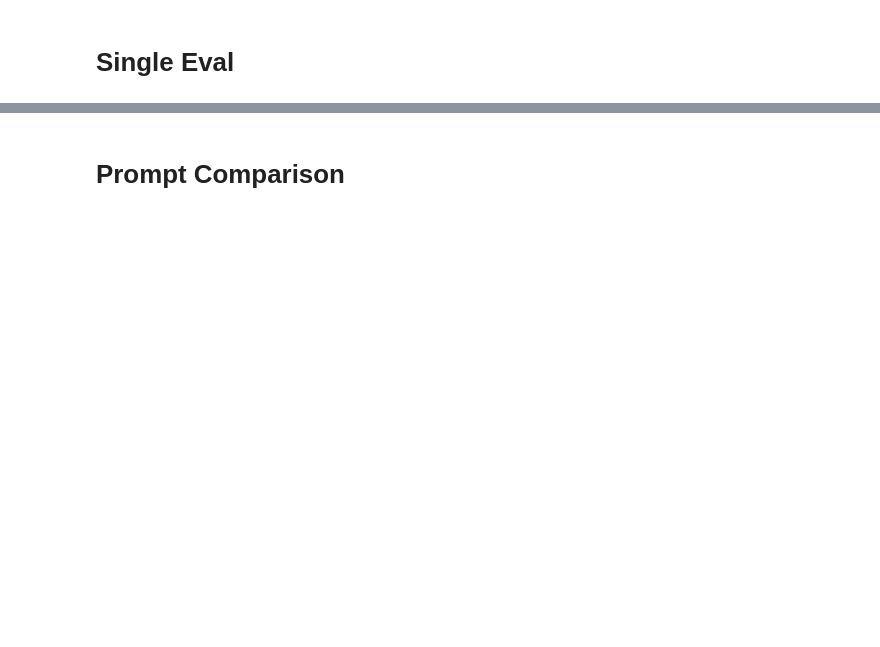
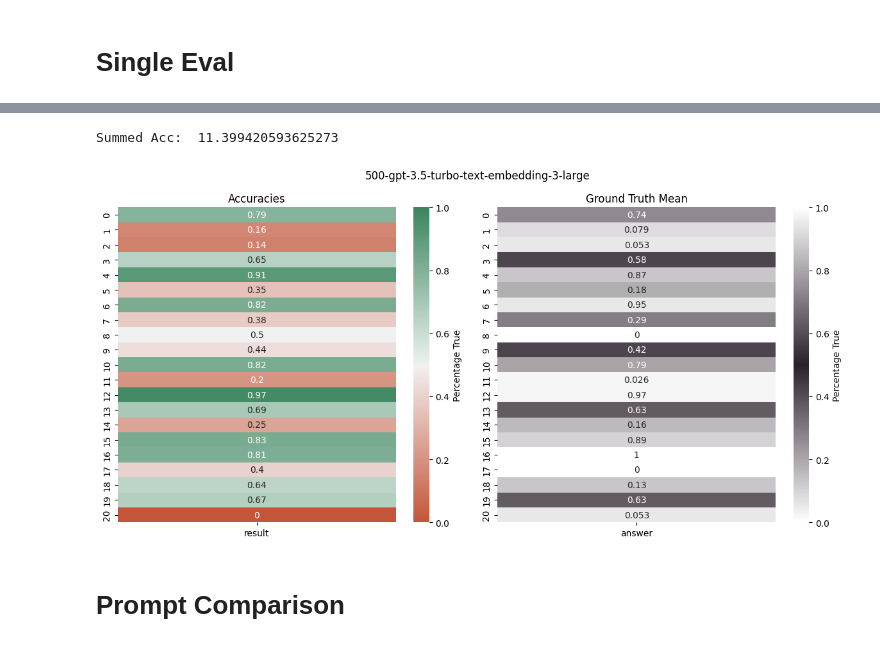
Before and after one commit to timovdk/grolts-llm, a Jupyter notebook: src/eval.ipynb, the cells around one changed output, grey strips where cells are left out. Saved outputs shown, nothing was run; the diff lists cells and outputs as text; code cells hidden in the pictures; blank space fills up the shorter version.

Commit message:
make eval work with new data structure

```diff
--- a/src/eval.ipynb
+++ b/src/eval.ipynb
@@ -16,3 +1,7 @@ GROLTS_LABELS = True
+# %%
+filename = '500-gpt-3.5-turbo-text-embedding-3-large'
+experiment = '-p1'
+GROLTS_LABELS = True
 # %%
 import pandas as pd
 import matplotlib.pyplot as plt
@@ -101,2 +17,68 @@ Summed Acc:  13.210526315789474
+# %%
+# Read the data
+df = pd.read_csv(path + filename + experiment + '.csv')
+df_labels = pd.read_csv('./data_out/human_labels.csv', delimiter=';', dtype=int)
+df_labels = df_labels.melt(id_vars=['paper_id'], var_name='question_id', value_name='answer')
+df_labels['paper_id'] = df_labels['paper_id'].astype(int)
+df_labels['question_id'] = df_labels['question_id'].astype(int)
+df_labels['answer'] = df_labels['answer'].astype(int)
+
+# Replace 'YES'/'NO' answers with 1/0 in both DataFrames
+df.replace(('YES', 'Yes', 'yes', 'NO', 'No', 'no'), (1, 1, 1, 0, 0, 0), inplace=True)
+
+# Merge the prediction and label DataFrames on 'paper_id' and 'question_id'
+df_merged = df.merge(df_labels, on=['paper_id', 'question_id'], suffixes=('_pred', '_true'))
+
+# Add a 'result' column indicating whether the prediction matches the true label
+df_merged['result'] = np.where(
+    df_merged['answer_pred'].isin([0, 1]),
+    df_merged['answer_pred'] == df_merged['answer_true'],
+    np.nan
+)
+df_merged.dropna(inplace=True)
+
+# Group by 'question_id' to calculate the mean accuracy per question
+percent_true_by_question = df_merged.groupby('question_id')['result'].mean().reset_index()
+
+# Print the summed accuracy
+print('Summed Acc: ', percent_true_by_question['result'].sum())
+
+# Plotting
+fig, (ax1, ax2) = plt.subplots(1, 2, figsize=(12, 6))
+
+# Heatmap for predicted results
+g1 = sns.heatmap(
+    percent_true_by_question.set_index('question_id'),
+    annot=True,
+    cmap=sns.diverging_palette(20, 145, as_cmap=True),
+    cbar_kws={'label': 'Percentage True'},
+    vmin=0, vmax=1, ax=ax1
+)
+g1.set_title('Accuracies')
+g1.set_xlabel('')
+g1.set_ylabel('')
+
+percent_true_by_question_lab = df_labels.groupby('question_id')['answer'].mean().reset_index()
+percent_true_by_question_lab = percent_true_by_question_lab.reindex(percent_true_by_question.index)
+
+# Heatmap for ground truth results
+g2 = sns.heatmap(
+    percent_true_by_question_lab.set_index('question_id'),
+    annot=True,
+    cmap=sns.diverging_palette(0, 0, l=100, center="dark", as_cmap=True),
+    cbar_kws={'label': 'Percentage True'},
+    vmin=0, vmax=1, ax=ax2
+)
+g2.set_title('Ground Truth Mean')
+g2.set_xlabel('')
+g2.set_ylabel('')
+
+# Final plot adjustments
+fig.suptitle(filename)
+fig.tight_layout()
+plt.show()
+# %% [output]
+Summed Acc:  11.399420593625273
+[figure, added]
 # %% [markdown]
 # Prompt Comparison
```
Also changed, not shown: parts of 9 cells of this notebook, 5 other files.
